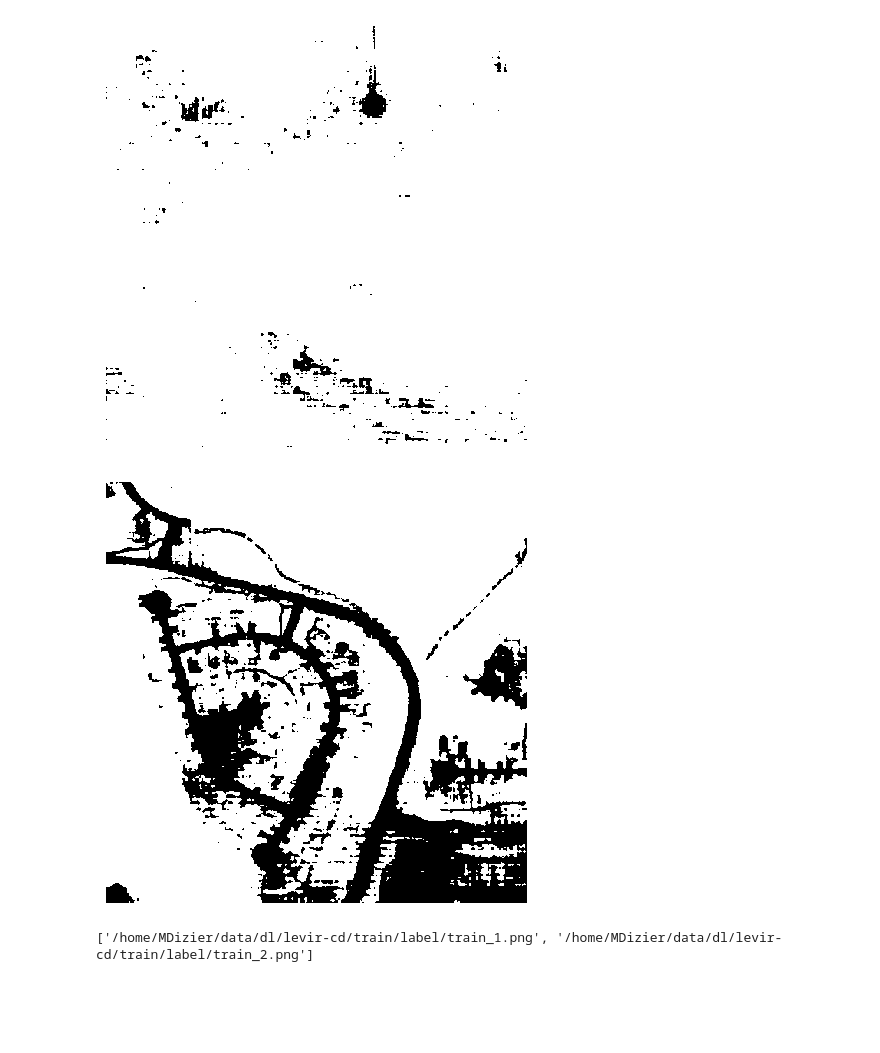
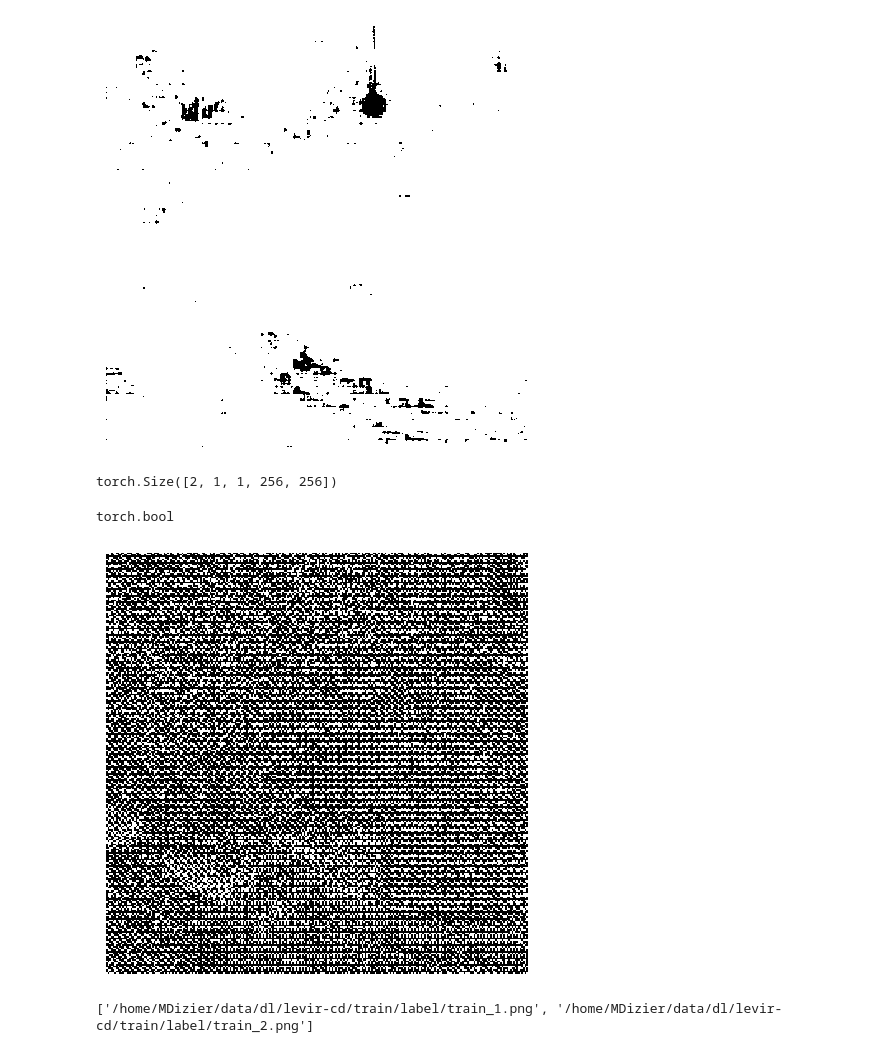
Before and after one commit to brustt/stylo_magique_intership_ign, a Jupyter notebook: notebooks/_debug/review_bisam.ipynb, the cells around one changed output. Saved outputs shown, nothing was run; the diff lists cells and outputs as text; code cells hidden in the pictures; blank space fills up the shorter version.

Commit message:
config for original SAM impl no batch

```diff
--- a/notebooks/_debug/review_bisam.ipynb
+++ b/notebooks/_debug/review_bisam.ipynb
@@ -281,7 +281,7 @@ import hydra
 from hydra.core.global_hydra import GlobalHydra
 # %%
 GlobalHydra.instance().clear()
-list_args=["experiment=mp_naive", "sam_type=small", "data=levir-cd", "data.params.n_shape=3", "data.params.num_worker=2"]
+list_args=["experiment=mp_naive", "sam_type=small", "data=levir-cd", "data.params.n_shape=3", "data.params.num_worker=0"]
 cfg = load_config(list_args)
 # %%
 module = hydra.utils.instantiate(cfg.model.instance)
@@ -324,3 +317,8 @@ print(preds.shape)
 sparse_embeddings: torch.Size([2, 3, 2, 256])
 dense_embeddings: torch.Size([2, 3, 256, 64, 64])
 torch.Size([2, 3, 1, 256, 256])
+# %%
+# bisam diff modified => 1 mask for all prompt
+preds_diff2, ious = module.model(batch, multimask_output=False)
+preds_diff2 = preds_diff2 > 0
+print(preds_diff2.shape)
@@ -411,10 +432,18 @@ show_img(to_numpy(batch["label"][0], transpose=False))
 show_img(to_numpy(masks.squeeze()[0], transpose=False))
 # %% [output]
 [figure]
+# %%
+print(preds_diff2.shape)
+# %% [output]
+torch.Size([2, 1, 1, 256, 256])
+# %%
+preds_diff2.dtype
+# %% [output]
+torch.bool
 # %%
-show_img(to_numpy(masks.squeeze()[1], transpose=False))
+show_img(to_numpy(preds_diff2.squeeze()[0], transpose=False))
 # %% [output]
-[figure, old version]
+[figure, new version]
 # %%
 print(batch["label_path"])
 # %% [output]
```
Also changed, not shown: parts of 11 cells of this notebook, 10 other files.
